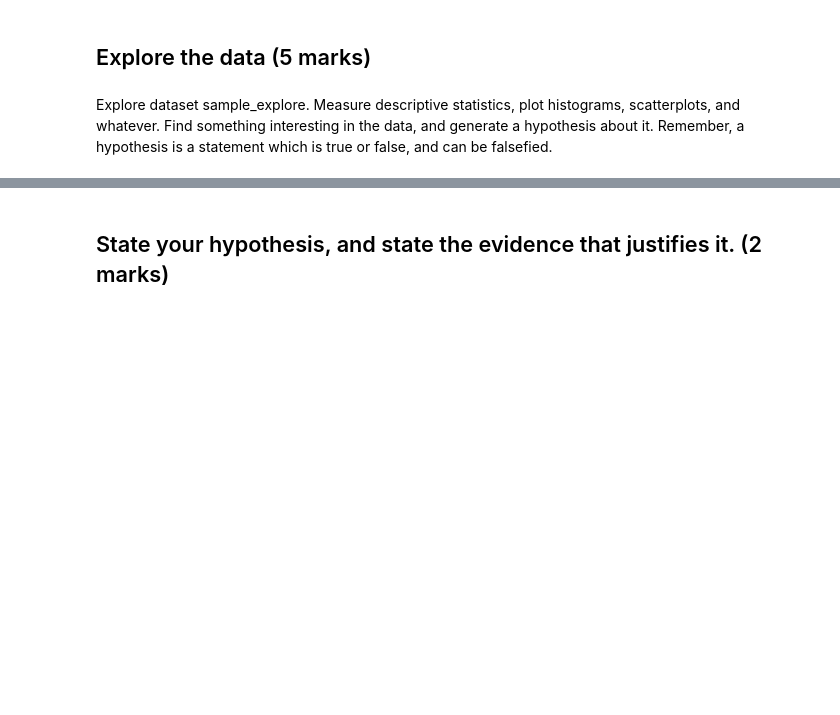
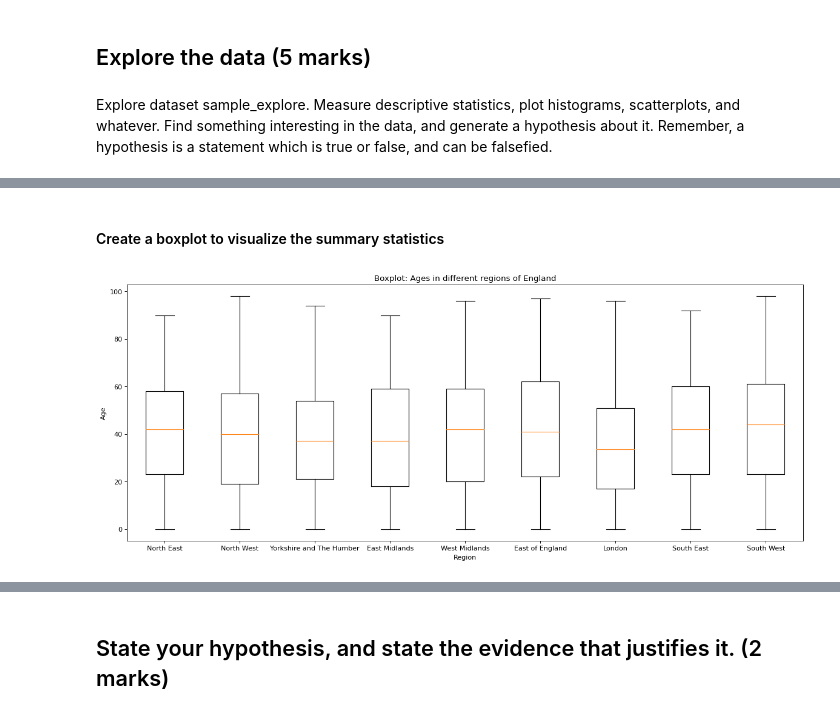
Before and after one commit to egorchern/Data, a Jupyter notebook: lab_4/lab_4.ipynb, the cells around one changed output, grey strips where cells are left out. Saved outputs shown, nothing was run; the diff lists cells and outputs as text; code cells hidden in the pictures; blank space fills up the shorter version.

```diff
--- a/lab_4/lab_4.ipynb
+++ b/lab_4/lab_4.ipynb
@@ -84,0 +99,13 @@ Explore dataset sample_explore. Measure descriptive statistics, plot histograms,
+# %% [markdown]
+<h4>Create a boxplot to visualize the summary statistics</h4>
+# %%
+fig, ax = plt.subplots(figsize =(18, 7), facecolor="white")
+fig.set_dpi(80)
+plt.boxplot(sample_explore)
+plt.title("Boxplot: Ages in different regions of England")
+plt.xticks([i for i in range(1, 10)], labels=sample_explore.columns)
+plt.xlabel("Region")
+plt.ylabel("Age")
+plt.show()
+# %% [output]
+[figure, added]
```
Also changed, not shown: parts of 9 cells of this notebook.
